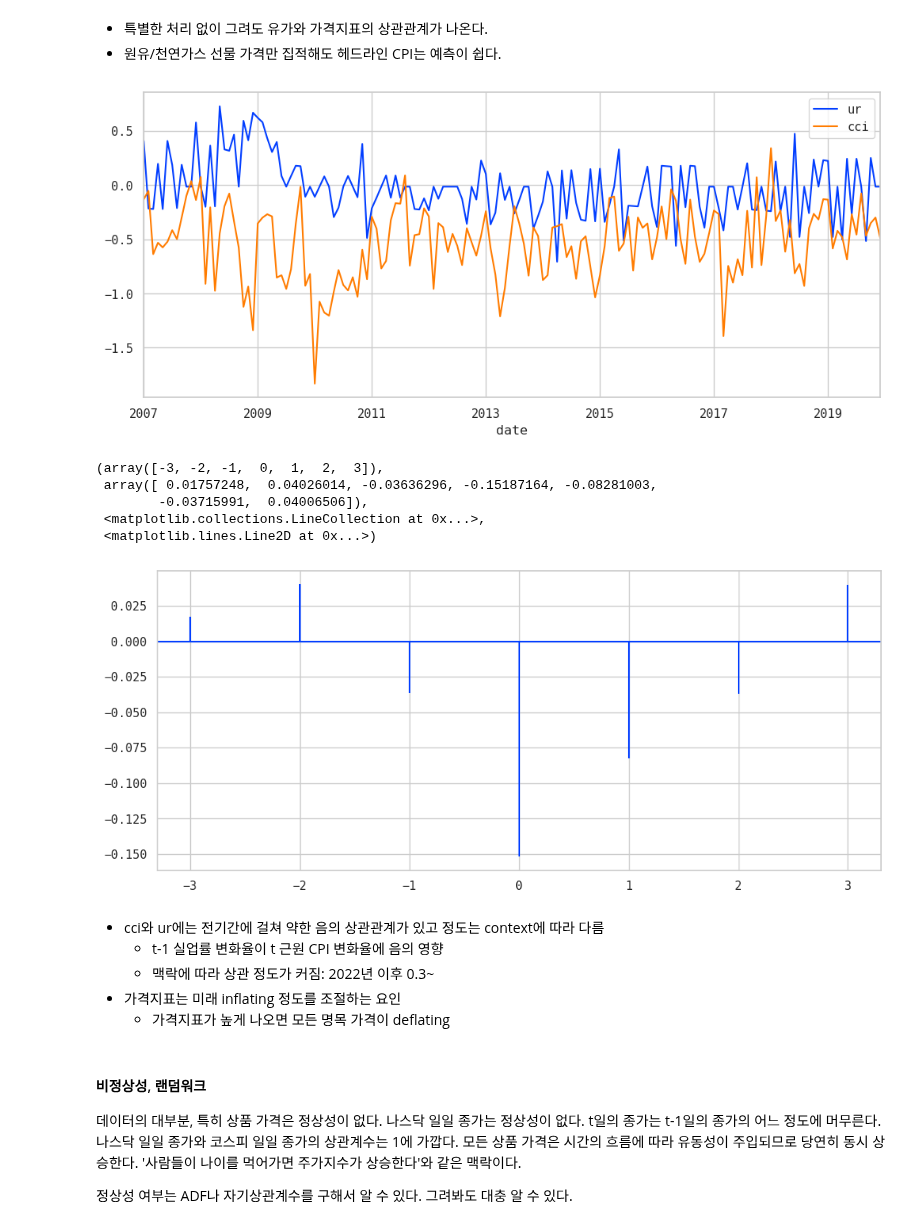
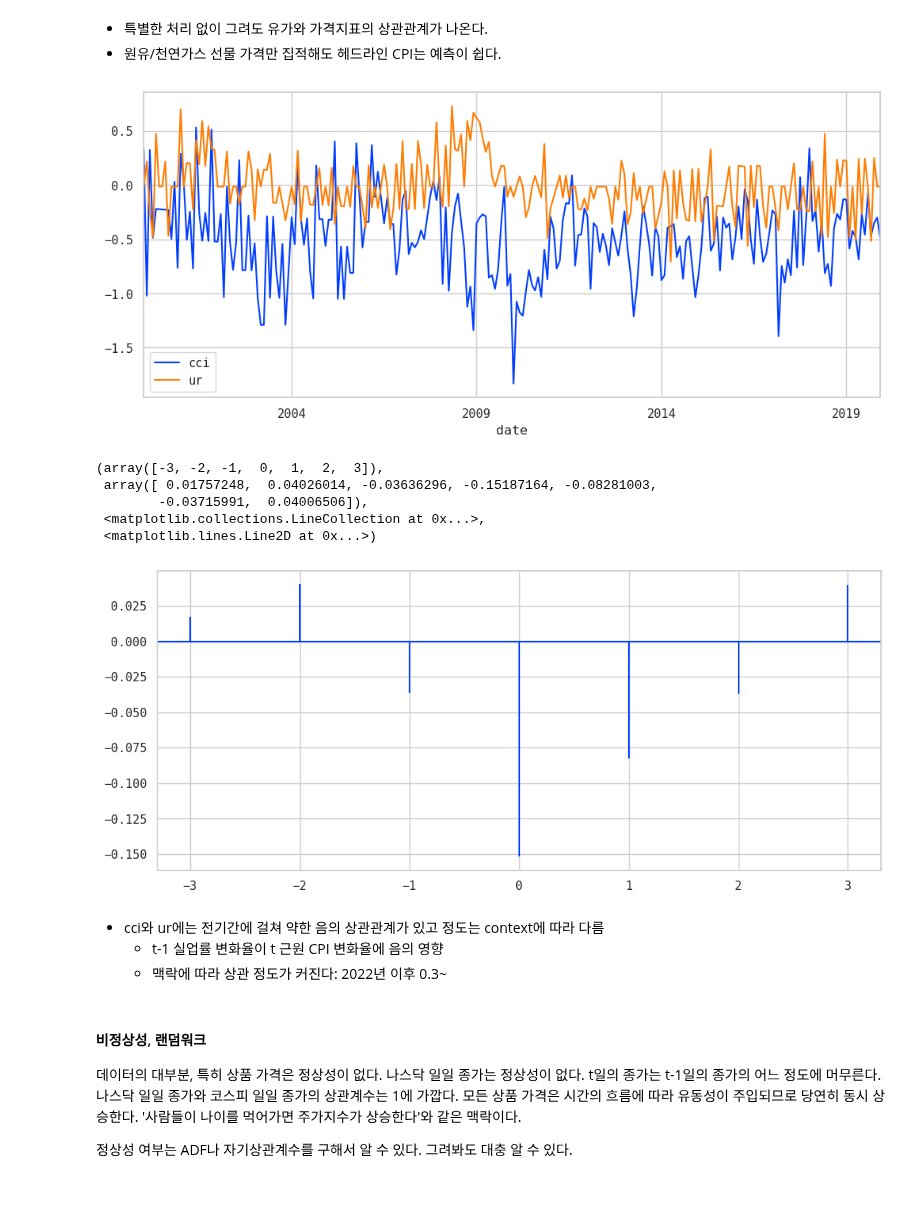
Before and after one commit to beeseosil/pub, a Jupyter notebook: da/fin.ipynb, the cells around one changed output. Saved outputs shown, nothing was run; the diff lists cells and outputs as text; code cells hidden in the pictures; blank space fills up the shorter version.

```diff
--- a/da/fin.ipynb
+++ b/da/fin.ipynb
@@ -9,7 +9,7 @@ da.py에는 FRED와 Yahoo Finance의 데이터를 부분 획득, 업데이트하
 * FRED와 Yahoo Finance에서 자기가 원하는 series를 티커 또는 ID로 추가할 수 있다.
 # %%
 from da import *
-data=getdata(save=True)
+data=getdata(-1,save=True)
 data.info()
 # %% [output]
 [*********************100%***********************]  16 of 16 completed
@@ -138,11 +151,11 @@ data[["cl","ci"]].resample("m").mean().dropna().plot()
 * 특별한 처리 없이 그려도 유가와 가격지표의 상관관계가 나온다.
 * 원유/천연가스 선물 가격만 집적해도 헤드라인 CPI는 예측이 쉽다.
 # %%
-_data=scipy.stats.zscore(data[["ur","cci"]].resample("M").mean().pct_change(fill_method=None).dropna(how="all"),nan_policy="omit")
-_data.loc["2007":"2019"].plot(),plt.show()
+_data=scipy.stats.zscore(data[["cci","ur"]].resample("M").mean().pct_change(fill_method=None).dropna(how="all"),nan_policy="omit")
+_data.loc["2000":"2019"].plot(),plt.show()
 plt.xcorr(_data.cci,_data.ur,maxlags=3)
 # %% [output]
-[figure, old version]
+[figure, new version]
 (array([-3, -2, -1,  0,  1,  2,  3]),
  array([ 0.01757248,  0.04026014, -0.03636296, -0.15187164, -0.08281003,
         -0.03715991,  0.04006506]),
@@ -152,9 +165,7 @@ plt.xcorr(_data.cci,_data.ur,maxlags=3)
 # %% [markdown]
 * cci와 ur에는 전기간에 걸쳐 약한 음의 상관관계가 있고 정도는 context에 따라 다름
     * t-1 실업률 변화율이 t 근원 CPI 변화율에 음의 영향
-    * 맥락에 따라 상관 정도가 커짐: 2022년 이후 0.3~
-* 가격지표는 미래 inflating 정도를 조절하는 요인
-    * 가격지표가 높게 나오면 모든 명목 가격이 deflating
+    * 맥락에 따라 상관 정도가 커진다: 2022년 이후 0.3~
 # %% [markdown]
 #### 비정상성, 랜덤워크
 데이터의 대부분, 특히 상품 가격은 정상성이 없다. 나스닥 일일 종가는 정상성이 없다. t일의 종가는 t-1일의 종가의 어느 정도에 머무른다. 나스닥 일일 종가와 코스피 일일 종가의 상관계수는 1에 가깝다. 모든 상품 가격은 시간의 흐름에 따라 유동성이 주입되므로 당연히 동시 상승한다. '사람들이 나이를 먹어가면 주가지수가 상승한다'와 같은 맥락이다.
```
Also changed, not shown: parts of 8 cells of this notebook, 1 other file.
